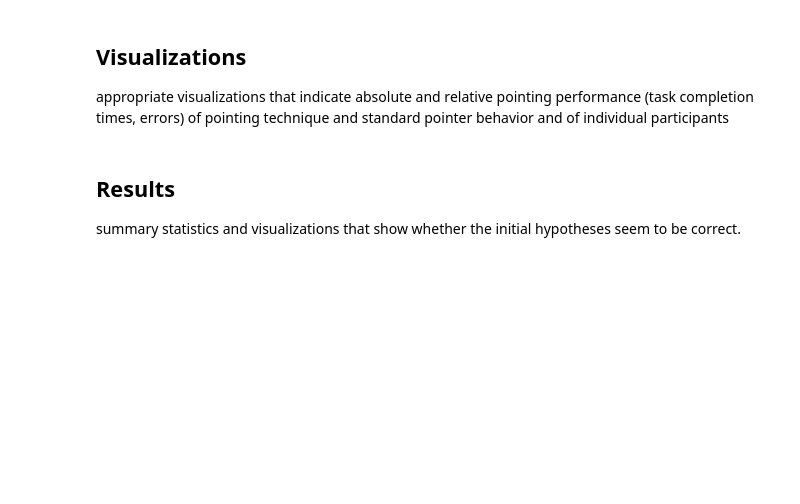
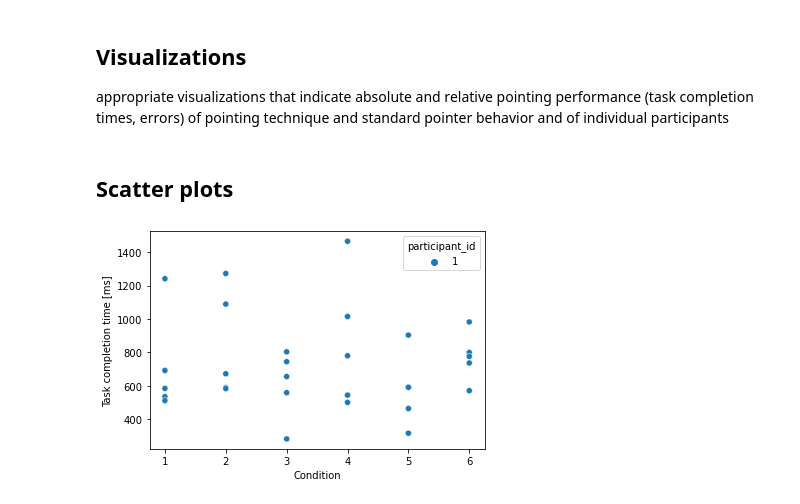
Before and after one commit to ITT-21SS-UR/assignment-04-sc, a Jupyter notebook: experiment/pointing_technique_experiment.ipynb, the cells around one changed output. Cells and saved outputs as stored; diff of their text form; code cells hidden in the pictures; blank space fills up the shorter version.

Commit message:
Edit texts in jupyter notebook and implement example plots

```diff
--- a/experiment/pointing_technique_experiment.ipynb
+++ b/experiment/pointing_technique_experiment.ipynb
@@ -162,6 +286,16 @@ correct_reaction_times
 ## Visualizations
 appropriate visualizations that indicate absolute and relative pointing performance (task completion times, errors) of pointing
 technique and standard pointer behavior and of individual participants
-# %% [markdown]
-## Results
-summary statistics and visualizations that show whether the initial hypotheses seem to be correct.
+# %% [markdown]
+## Scatter plots
+# %%
+scatter_plot = sns.scatterplot(
+    data = correct_clicks[correct_clicks[POINTER_TYPE] == 'normal'],
+    x = CONDITION,
+    y = TASK_COMPLETION_TIME,
+    hue = PARTICIPANT_ID,
+    )
+scatter_plot.set(xlabel = "Condition", ylabel = "Task completion time [ms]")
+plt.show()
+# %% [output]
+[figure, added]
```
Also changed, not shown: parts of 42 cells of this notebook, 10 other files.
